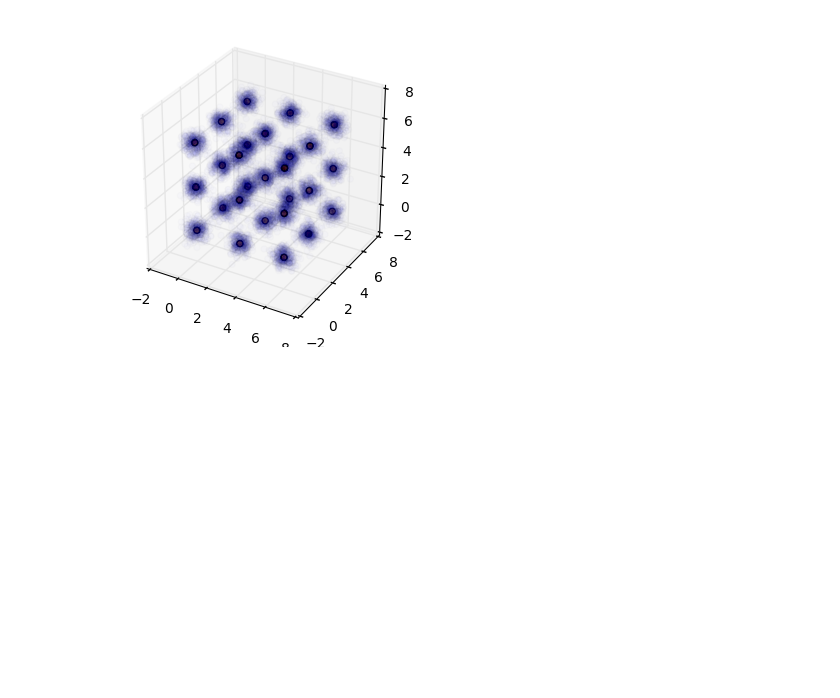
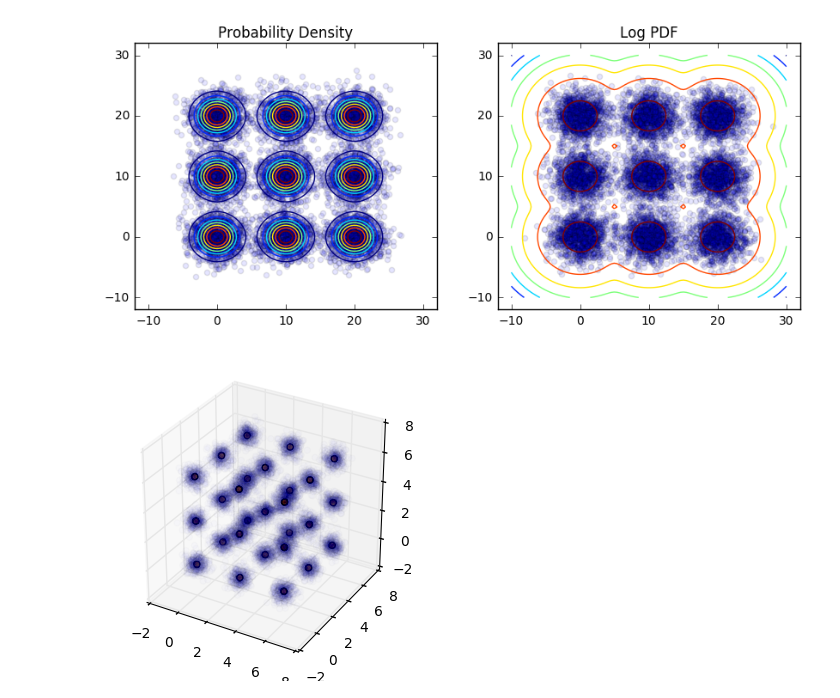
Before and after one commit to asross/cs205-project, a Jupyter notebook: datasets/mixture-grid.ipynb, the cells around one changed output. Drawn from its saved outputs; the diff is of its cells as text; code cells hidden in the pictures; blank space fills up the shorter version.

```diff
--- a/datasets/mixture-grid.ipynb
+++ b/datasets/mixture-grid.ipynb
@@ -13,3 +14,20 @@ plt.show()
+# %%
+s = np.linspace(-10,30,100)
+X,Y = np.meshgrid(s,s)
+Z = [[gri2d.logp([x,y]) for x in s] for y in s]
+
+plt.figure(figsize=(10,4))
+plt.subplot(121)
+plt.title('Probability Density')
+plt.scatter(*gri2d.sample(10000).T, alpha=0.1)
+plt.contour(X,Y,np.exp(Z))
+plt.subplot(122)
+plt.title('Log PDF')
+plt.contour(X,Y,Z)
+plt.scatter(*gri2d.sample(10000).T, alpha=0.1)
+plt.show()
+# %% [output]
+[figure, added]
 # %%
 gri3d = GaussianMixtureGrid(3, 3, 3, 0.33)
 X, Y, Z = gri3d.sample(10000).T
```
Also changed, not shown: parts of 3 cells of this notebook, 1 other file.
